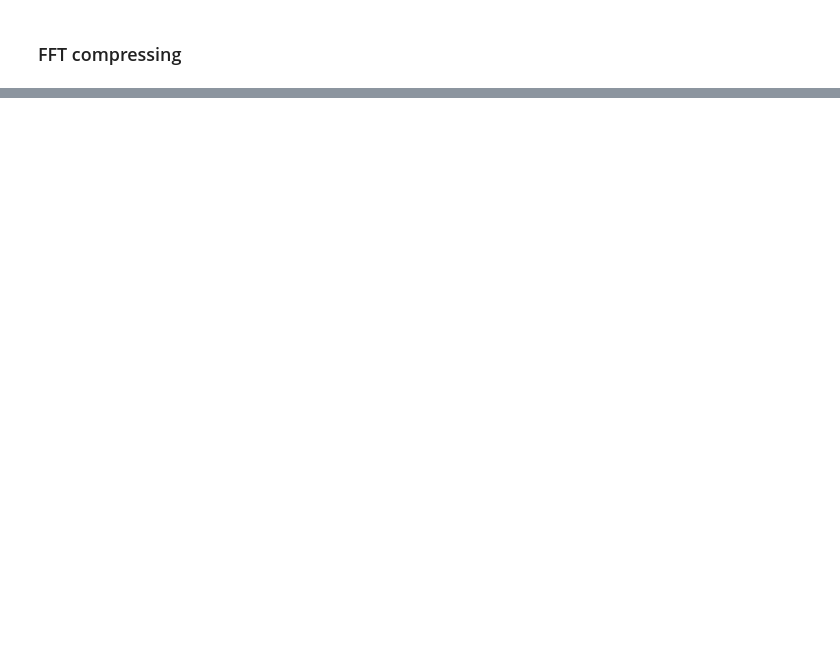
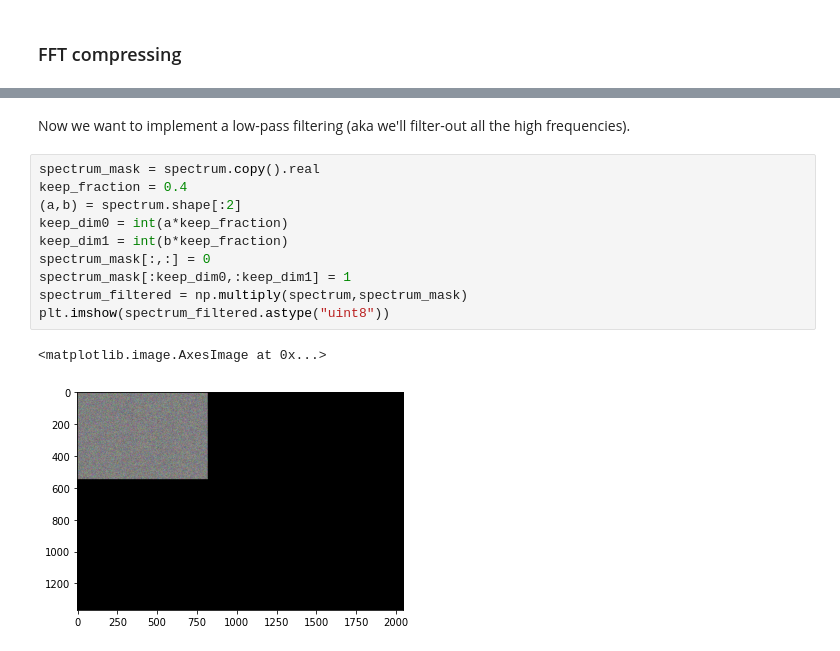
Before and after one commit to GiuliaLanzillotta/My-ML-exercises, a Jupyter notebook: Signal_processing.ipynb, the cells around one changed output, grey strips where cells are left out. Cells and saved outputs as stored; diff of their text form; blank space fills up the shorter version.

```diff
--- a/Signal_processing.ipynb
+++ b/Signal_processing.ipynb
@@ -274,0 +292,15 @@ plt.imshow(spectrum)
+# %% [markdown]
+Now we want to implement a low-pass filtering (aka we'll filter-out all the high frequencies).
+# %%
+spectrum_mask = spectrum.copy().real
+keep_fraction = 0.4
+(a,b) = spectrum.shape[:2]
+keep_dim0 = int(a*keep_fraction)
+keep_dim1 = int(b*keep_fraction)
+spectrum_mask[:,:] = 0
+spectrum_mask[:keep_dim0,:keep_dim1] = 1
+spectrum_filtered = np.multiply(spectrum,spectrum_mask)
+plt.imshow(spectrum_filtered.astype("uint8"))
+# %% [output]
+<matplotlib.image.AxesImage at 0x...>
+[figure, added]
```
Also changed, not shown: parts of 7 cells of this notebook.
